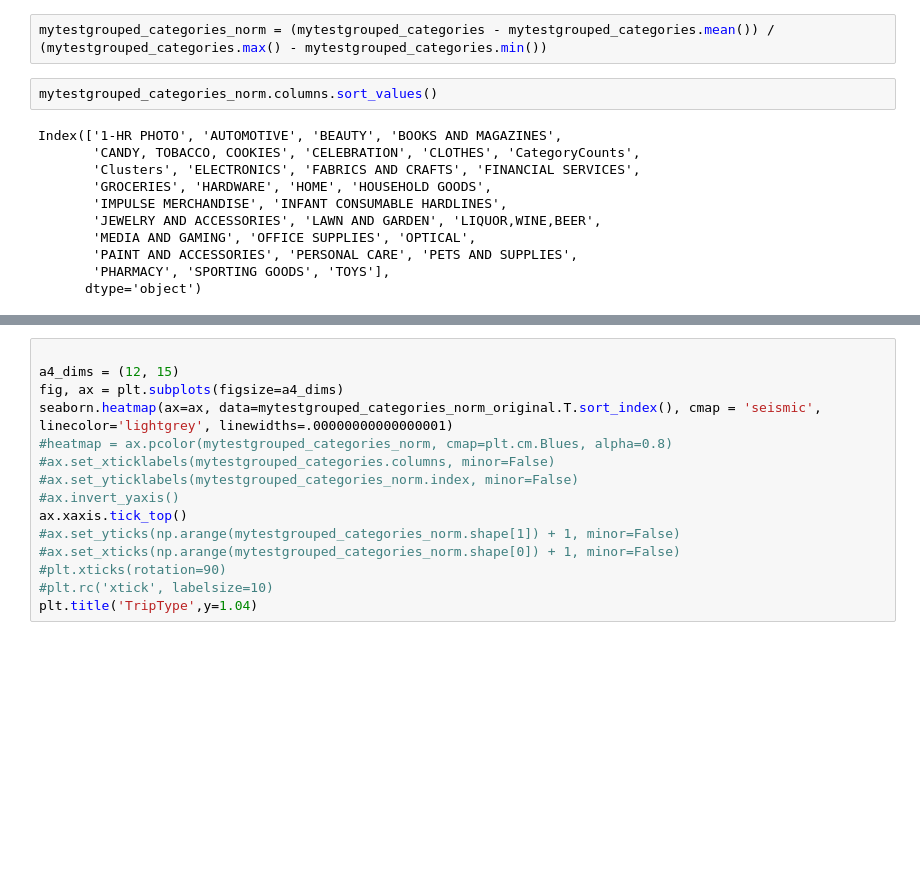
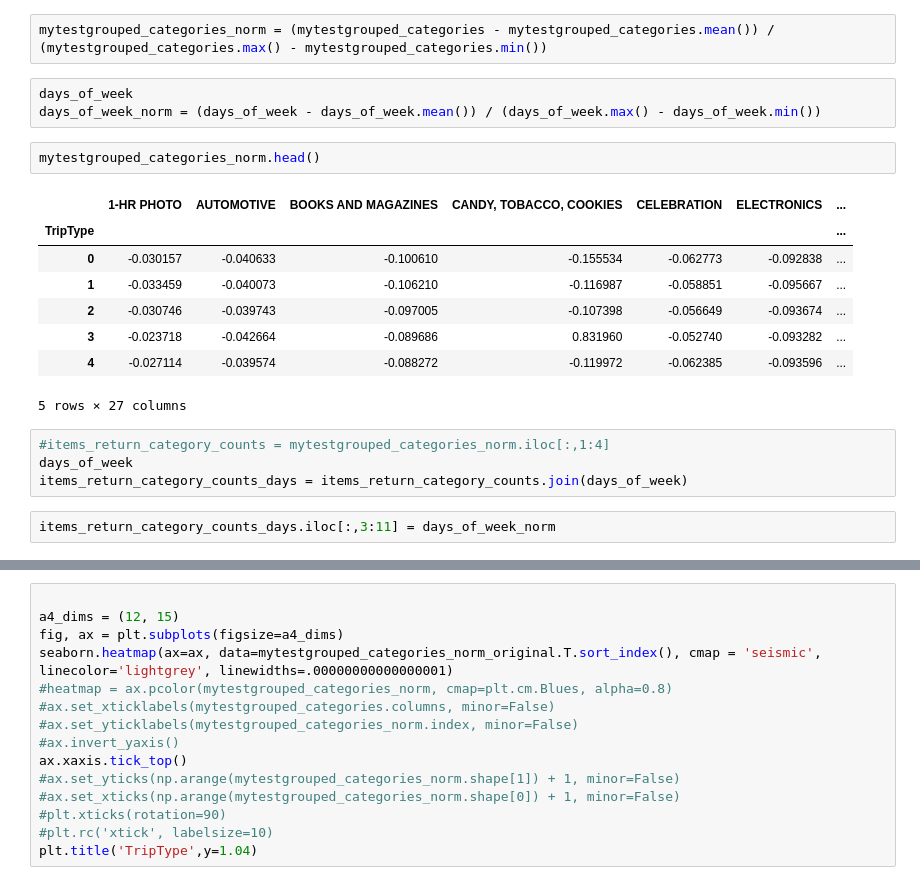
Before and after one commit to hadiviko/Walmart_Kaggle_Competition, a Jupyter notebook: Modeling.ipynb, the cells around one changed output, grey strips where cells are left out. Cells and saved outputs as stored; diff of their text form; blank space fills up the shorter version.

Commit message:
Create Your Own Trip Functionality

```diff
--- a/Modeling.ipynb
+++ b/Modeling.ipynb
@@ -865,15 +844,22 @@ KeyError: 'WIRELESS'
 # %%
 mytestgrouped_categories_norm = (mytestgrouped_categories - mytestgrouped_categories.mean()) / (mytestgrouped_categories.max() - mytestgrouped_categories.min())
-# %%
-mytestgrouped_categories_norm.columns.sort_values()
-# %% [output]
-Index(['1-HR PHOTO', 'AUTOMOTIVE', 'BEAUTY', 'BOOKS AND MAGAZINES',
-       'CANDY, TOBACCO, COOKIES', 'CELEBRATION', 'CLOTHES', 'CategoryCounts',
-       'Clusters', 'ELECTRONICS', 'FABRICS AND CRAFTS', 'FINANCIAL SERVICES',
-       'GROCERIES', 'HARDWARE', 'HOME', 'HOUSEHOLD GOODS',
-       'IMPULSE MERCHANDISE', 'INFANT CONSUMABLE HARDLINES',
-       'JEWELRY AND ACCESSORIES', 'LAWN AND GARDEN', 'LIQUOR,WINE,BEER',
-       'MEDIA AND GAMING', 'OFFICE SUPPLIES', 'OPTICAL',
-       'PAINT AND ACCESSORIES', 'PERSONAL CARE', 'PETS AND SUPPLIES',
-       'PHARMACY', 'SPORTING GOODS', 'TOYS'],
-      dtype='object')
+# %%
+days_of_week
+days_of_week_norm = (days_of_week - days_of_week.mean()) / (days_of_week.max() - days_of_week.min())
+# %%
+mytestgrouped_categories_norm.head()
+# %% [output]
+|  | 1-HR PHOTO | AUTOMOTIVE | BOOKS AND MAGAZINES | CANDY, TOBACCO, COOKIES | CELEBRATION | ELECTRONICS | ... |
+| TripType |  |  |  |  |  |  | ... |
+| 0 | -0.030157 | -0.040633 | -0.100610 | -0.155534 | -0.062773 | -0.092838 | ... |
+| 1 | -0.033459 | -0.040073 | -0.106210 | -0.116987 | -0.058851 | -0.095667 | ... |
+| 2 | -0.030746 | -0.039743 | -0.097005 | -0.107398 | -0.056649 | -0.093674 | ... |
+| 3 | -0.023718 | -0.042664 | -0.089686 | 0.831960 | -0.052740 | -0.093282 | ... |
+| 4 | -0.027114 | -0.039574 | -0.088272 | -0.119972 | -0.062385 | -0.093596 | ... |
+5 rows × 27 columns
+# %%
+#items_return_category_counts = mytestgrouped_categories_norm.iloc[:,1:4]
+days_of_week
+items_return_category_counts_days = items_return_category_counts.join(days_of_week)
+# %%
+items_return_category_counts_days.iloc[:,3:11] = days_of_week_norm
```
Also changed, not shown: parts of 47 cells of this notebook.
